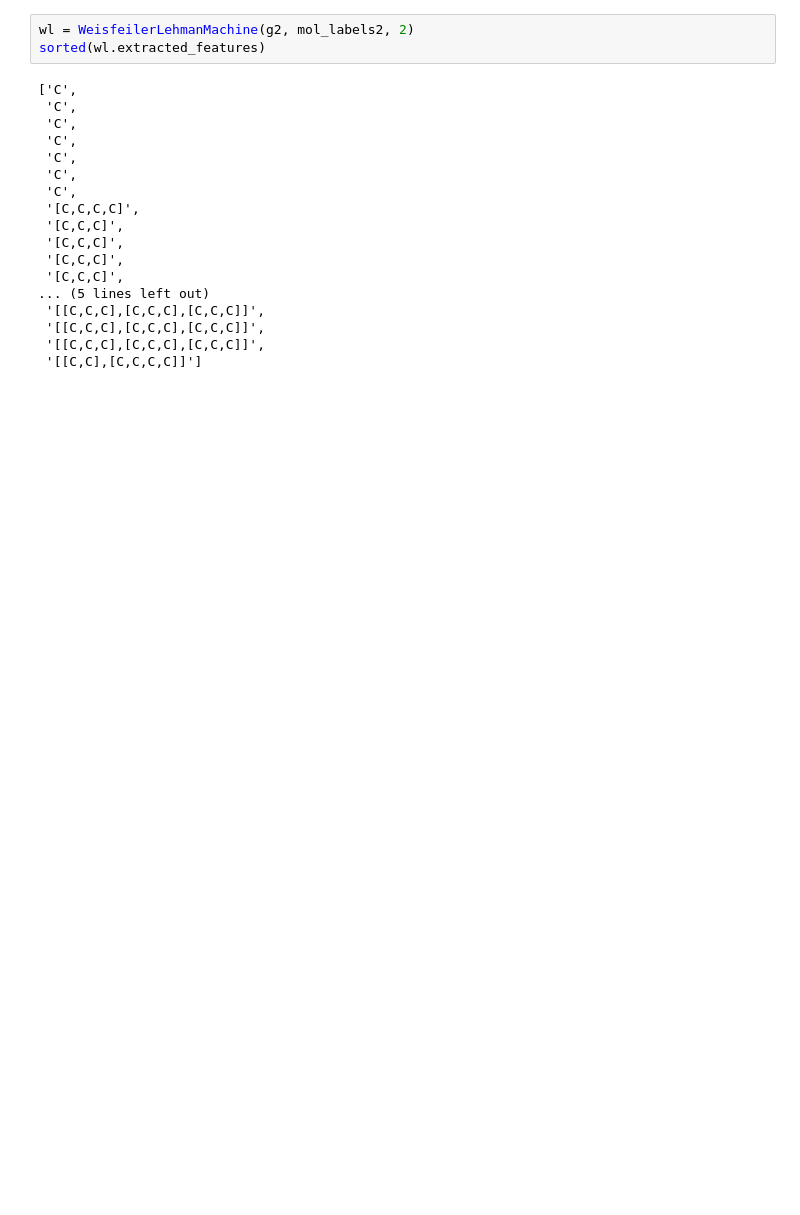
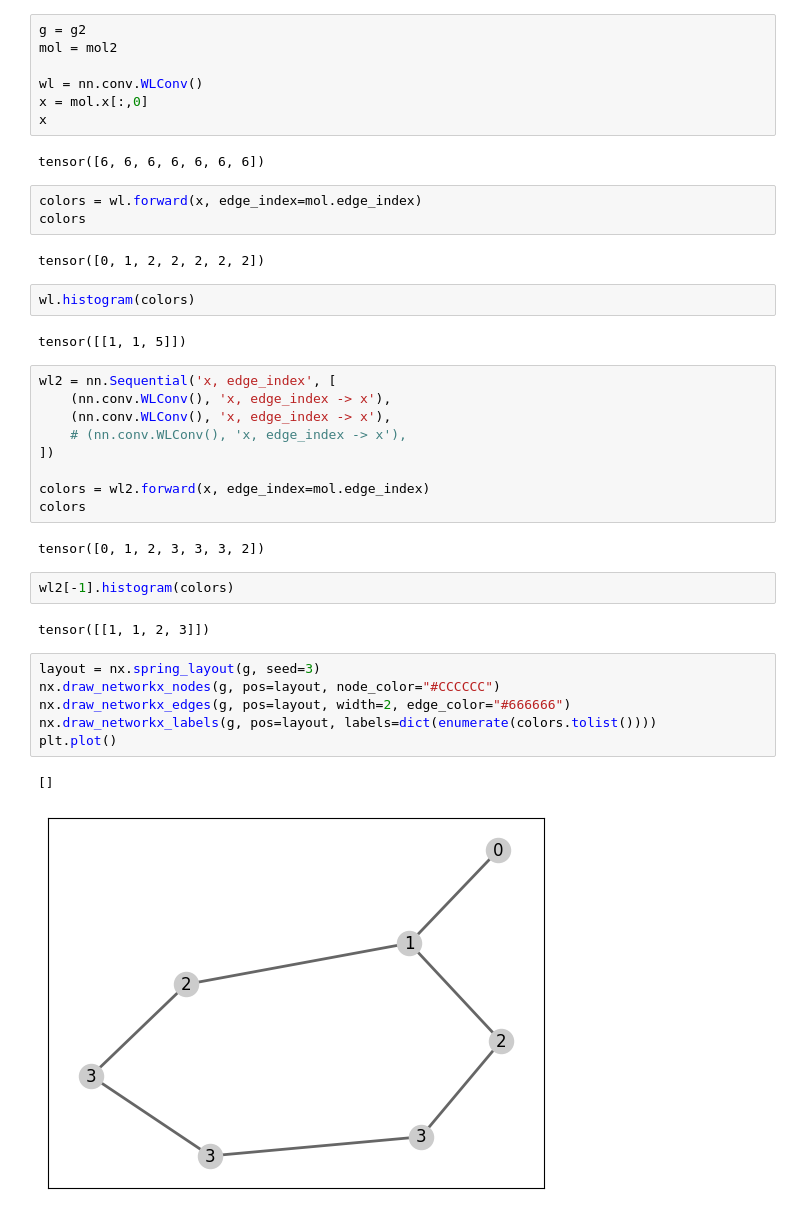
Before and after one commit to motus/graph2vec, a Jupyter notebook: graph2vec.ipynb, the cells around one changed output. Drawn from its saved outputs; the diff is of its cells as text; blank space fills up the shorter version.

```diff
--- a/graph2vec.ipynb
+++ b/graph2vec.ipynb
@@ -63,24 +57,45 @@ Chem.MolFromSmiles(mol2.smiles)
 # %% [output]
 [figure]
 [figure]
-# %%
-wl = WeisfeilerLehmanMachine(g2, mol_labels2, 2)
-sorted(wl.extracted_features)
-# %% [output]
-['C',
- 'C',
- 'C',
- 'C',
- 'C',
- 'C',
- 'C',
- '[C,C,C,C]',
- '[C,C,C]',
- '[C,C,C]',
- '[C,C,C]',
- '[C,C,C]',
-... (5 lines left out)
- '[[C,C,C],[C,C,C],[C,C,C]]',
- '[[C,C,C],[C,C,C],[C,C,C]]',
- '[[C,C,C],[C,C,C],[C,C,C]]',
- '[[C,C],[C,C,C,C]]']
+# %%
+g = g2
+mol = mol2
+
+wl = nn.conv.WLConv()
+x = mol.x[:,0]
+x
+# %% [output]
+tensor([6, 6, 6, 6, 6, 6, 6])
+# %%
+colors = wl.forward(x, edge_index=mol.edge_index)
+colors
+# %% [output]
+tensor([0, 1, 2, 2, 2, 2, 2])
+# %%
+wl.histogram(colors)
+# %% [output]
+tensor([[1, 1, 5]])
+# %%
+wl2 = nn.Sequential('x, edge_index', [
+    (nn.conv.WLConv(), 'x, edge_index -> x'),
+    (nn.conv.WLConv(), 'x, edge_index -> x'),
+    # (nn.conv.WLConv(), 'x, edge_index -> x'),
+])
+
+colors = wl2.forward(x, edge_index=mol.edge_index)
+colors
+# %% [output]
+tensor([0, 1, 2, 3, 3, 3, 2])
+# %%
+wl2[-1].histogram(colors)
+# %% [output]
+tensor([[1, 1, 2, 3]])
+# %%
+layout = nx.spring_layout(g, seed=3)
+nx.draw_networkx_nodes(g, pos=layout, node_color="#CCCCCC")
+nx.draw_networkx_edges(g, pos=layout, width=2, edge_color="#666666")
+nx.draw_networkx_labels(g, pos=layout, labels=dict(enumerate(colors.tolist())))
+plt.plot()
+# %% [output]
+[]
+[figure, added]
```
Also changed, not shown: parts of 7 cells of this notebook.
